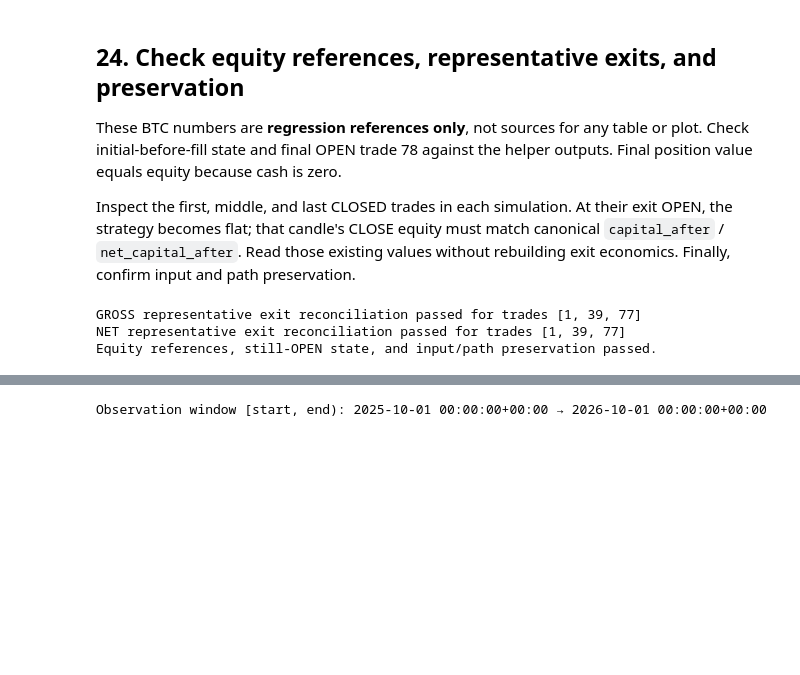
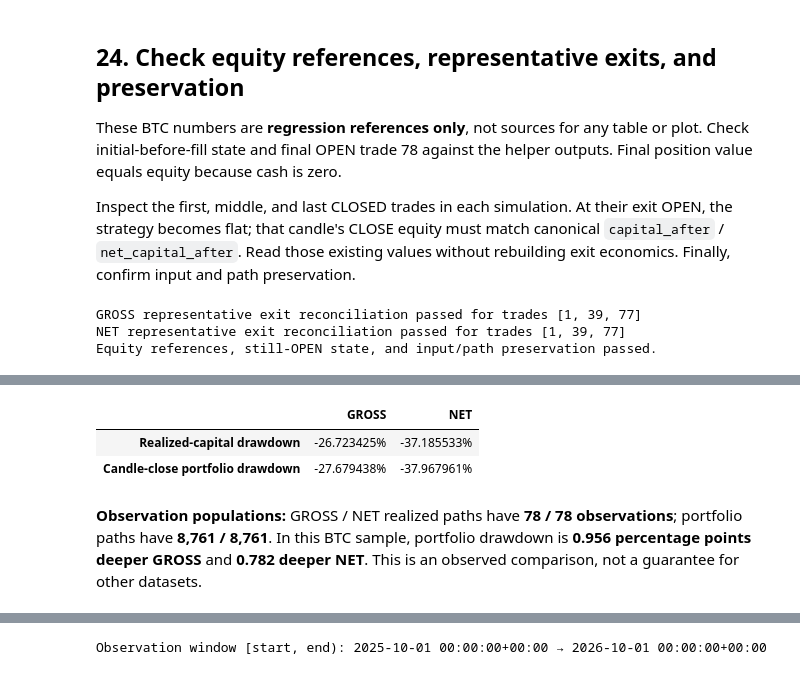
Before and after one commit to puckmandestroyer/trading-lab, a Jupyter notebook: notebooks/03_backtest_review.ipynb, the cells around one changed output, grey strips where cells are left out. Cells and saved outputs as stored; diff of their text form; code cells hidden in the pictures; blank space fills up the shorter version.

```diff
--- a/notebooks/03_backtest_review.ipynb
+++ b/notebooks/03_backtest_review.ipynb
@@ -1040,0 +1140,31 @@ Equity references, still-OPEN state, and input/path preservation passed.
+# %%
+realized_vs_portfolio_drawdown = pd.DataFrame({
+    "GROSS": [
+        gross_drawdown_summary.loc["GROSS", "max_realized_drawdown"],
+        gross_portfolio_drawdown_summary.loc["GROSS", "max_portfolio_drawdown"],
+    ],
+    "NET": [
+        net_drawdown_summary.loc["NET", "max_realized_drawdown"],
+        net_portfolio_drawdown_summary.loc["NET", "max_portfolio_drawdown"],
+    ],
+}, index=["Realized-capital drawdown", "Candle-close portfolio drawdown"])
+display(realized_vs_portfolio_drawdown.style.format("{:.6%}"))
+
+portfolio_depth_difference_pp = 100 * (
+    realized_vs_portfolio_drawdown.loc["Realized-capital drawdown"]
+    - realized_vs_portfolio_drawdown.loc["Candle-close portfolio drawdown"]
+)
+display(Markdown(
+    f"**Observation populations:** GROSS / NET realized paths have "
+    f"**{len(gross_drawdown_path):,} / {len(net_drawdown_path):,} observations**; "
+    f"portfolio paths have **{len(gross_portfolio_drawdown_path):,} / "
+    f"{len(net_portfolio_drawdown_path):,}**. In this BTC sample, portfolio "
+    f"drawdown is **{portfolio_depth_difference_pp['GROSS']:.3f} percentage points "
+    f"deeper GROSS** and **{portfolio_depth_difference_pp['NET']:.3f} deeper NET**. "
+    "This is an observed comparison, not a guarantee for other datasets."
+))
+# %% [output]
+|  | GROSS | NET |
+| Realized-capital drawdown | -26.723425% | -37.185533% |
+| Candle-close portfolio drawdown | -27.679438% | -37.967961% |
+**Observation populations:** GROSS / NET realized paths have **78 / 78 observations**; portfolio paths have **8,761 / 8,761**. In this BTC sample, portfolio drawdown is **0.956 percentage points deeper GROSS** and **0.782 deeper NET**. This is an observed comparison, not a guarantee for other datasets.
```
Also changed, not shown: parts of 26 cells of this notebook, 3 other files.
